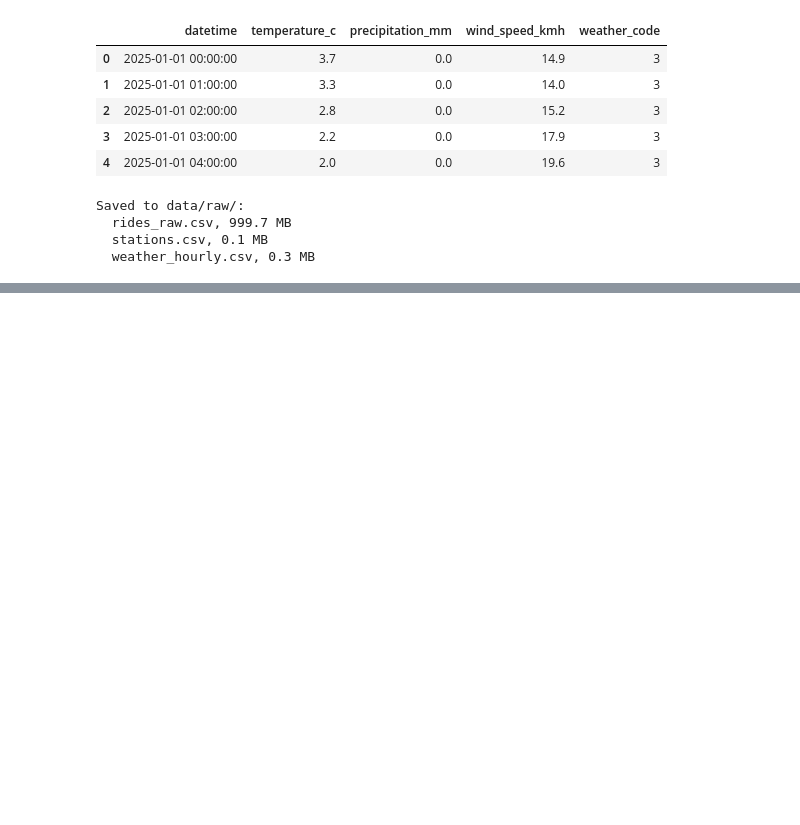
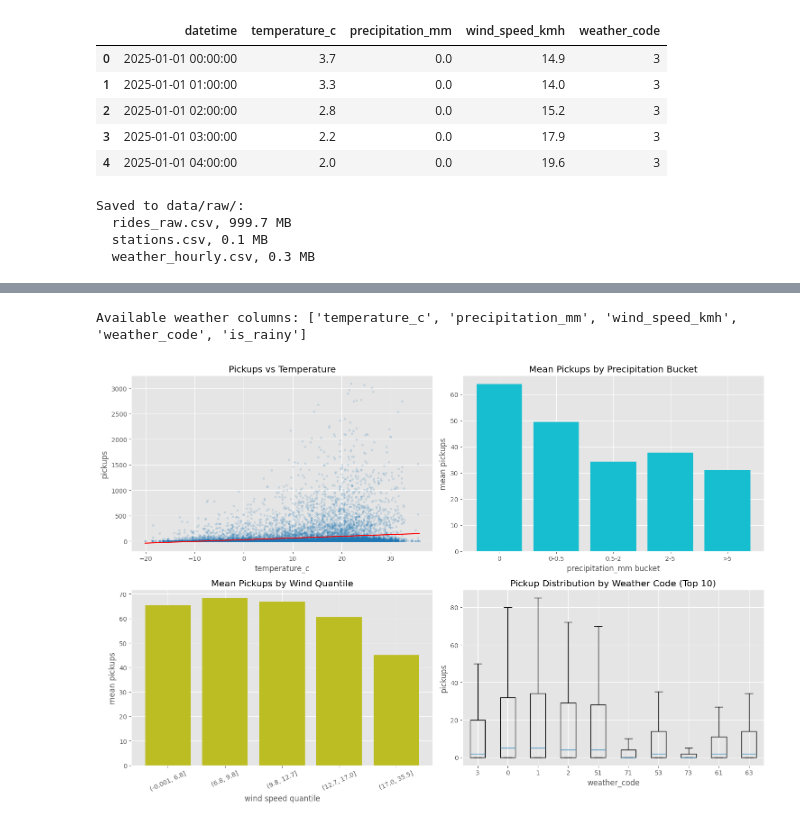
Before and after one commit to abdueee/Toronto-Bikeshare-Forecasting, a Jupyter notebook: notebooks/data_ingestion.ipynb, the cells around one changed output, grey strips where cells are left out. Drawn from its saved outputs; the diff is of its cells as text; code cells hidden in the pictures; blank space fills up the shorter version.

```diff
--- a/notebooks/data_ingestion.ipynb
+++ b/notebooks/data_ingestion.ipynb
@@ -245,0 +371,56 @@ Saved to data/raw/:
+# %%
+# Weather relationship EDA
+weather_cols = [c for c in ["temperature_c", "precipitation_mm", "wind_speed_kmh", "weather_code", "is_rainy"] if c in full.columns]
+print("Available weather columns:", weather_cols)
+
+fig, axes = plt.subplots(2, 2, figsize=(15, 10))
+
+if "temperature_c" in full.columns:
+    sample_df = full.sample(min(20000, len(full)), random_state=42)
+    axes[0, 0].scatter(sample_df["temperature_c"], sample_df["pickups"], s=8, alpha=0.15, color="#1f77b4")
+    z = np.polyfit(sample_df["temperature_c"], sample_df["pickups"], 1)
+    p = np.poly1d(z)
+    xs = np.linspace(sample_df["temperature_c"].min(), sample_df["temperature_c"].max(), 100)
+    axes[0, 0].plot(xs, p(xs), color="red")
+    axes[0, 0].set_title("Pickups vs Temperature")
+    axes[0, 0].set_xlabel("temperature_c")
+    axes[0, 0].set_ylabel("pickups")
+else:
+    axes[0, 0].set_visible(False)
+
+if "precipitation_mm" in full.columns:
+    precip_bin = pd.cut(full["precipitation_mm"], bins=[-0.001, 0, 0.5, 2, 5, 100], labels=["0", "0-0.5", "0.5-2", "2-5", ">5"])
+    precip_profile = full.groupby(precip_bin, observed=True)["pickups"].mean().reset_index()
+    axes[0, 1].bar(precip_profile["precipitation_mm"].astype(str), precip_profile["pickups"], color="#17becf")
+    axes[0, 1].set_title("Mean Pickups by Precipitation Bucket")
+    axes[0, 1].set_xlabel("precipitation_mm bucket")
+    axes[0, 1].set_ylabel("mean pickups")
+else:
+    axes[0, 1].set_visible(False)
+
+if "wind_speed_kmh" in full.columns:
+    wind_bin = pd.qcut(full["wind_speed_kmh"], q=5, duplicates="drop")
+    wind_profile = full.groupby(wind_bin, observed=True)["pickups"].mean().reset_index()
+    axes[1, 0].bar(wind_profile["wind_speed_kmh"].astype(str), wind_profile["pickups"], color="#bcbd22")
+    axes[1, 0].tick_params(axis="x", rotation=25)
+    axes[1, 0].set_title("Mean Pickups by Wind Quantile")
+    axes[1, 0].set_xlabel("wind speed quantile")
+    axes[1, 0].set_ylabel("mean pickups")
+else:
+    axes[1, 0].set_visible(False)
+
+if "weather_code" in full.columns:
+    top_codes = full["weather_code"].value_counts().head(10).index
+    box_data = [full.loc[full["weather_code"] == code, "pickups"].dropna() for code in top_codes]
+    axes[1, 1].boxplot(box_data, tick_labels=[str(int(c)) for c in top_codes], showfliers=False)
+    axes[1, 1].set_title("Pickup Distribution by Weather Code (Top 10)")
+    axes[1, 1].set_xlabel("weather_code")
+    axes[1, 1].set_ylabel("pickups")
+else:
+    axes[1, 1].set_visible(False)
+
+plt.tight_layout()
+plt.show()
+# %% [output]
+Available weather columns: ['temperature_c', 'precipitation_mm', 'wind_speed_kmh', 'weather_code', 'is_rainy']
+[figure, added]
```
Also changed, not shown: parts of 11 cells of this notebook.
